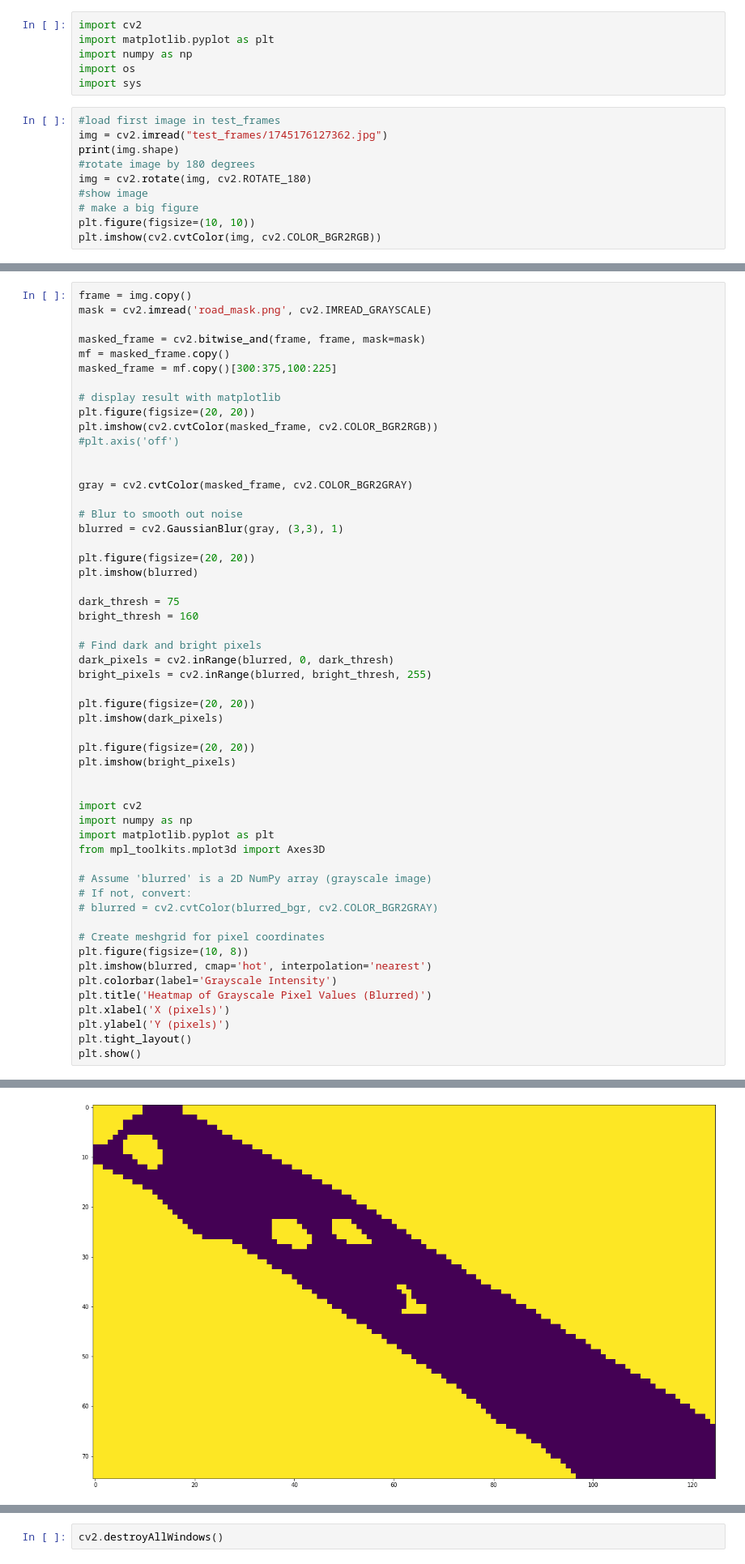
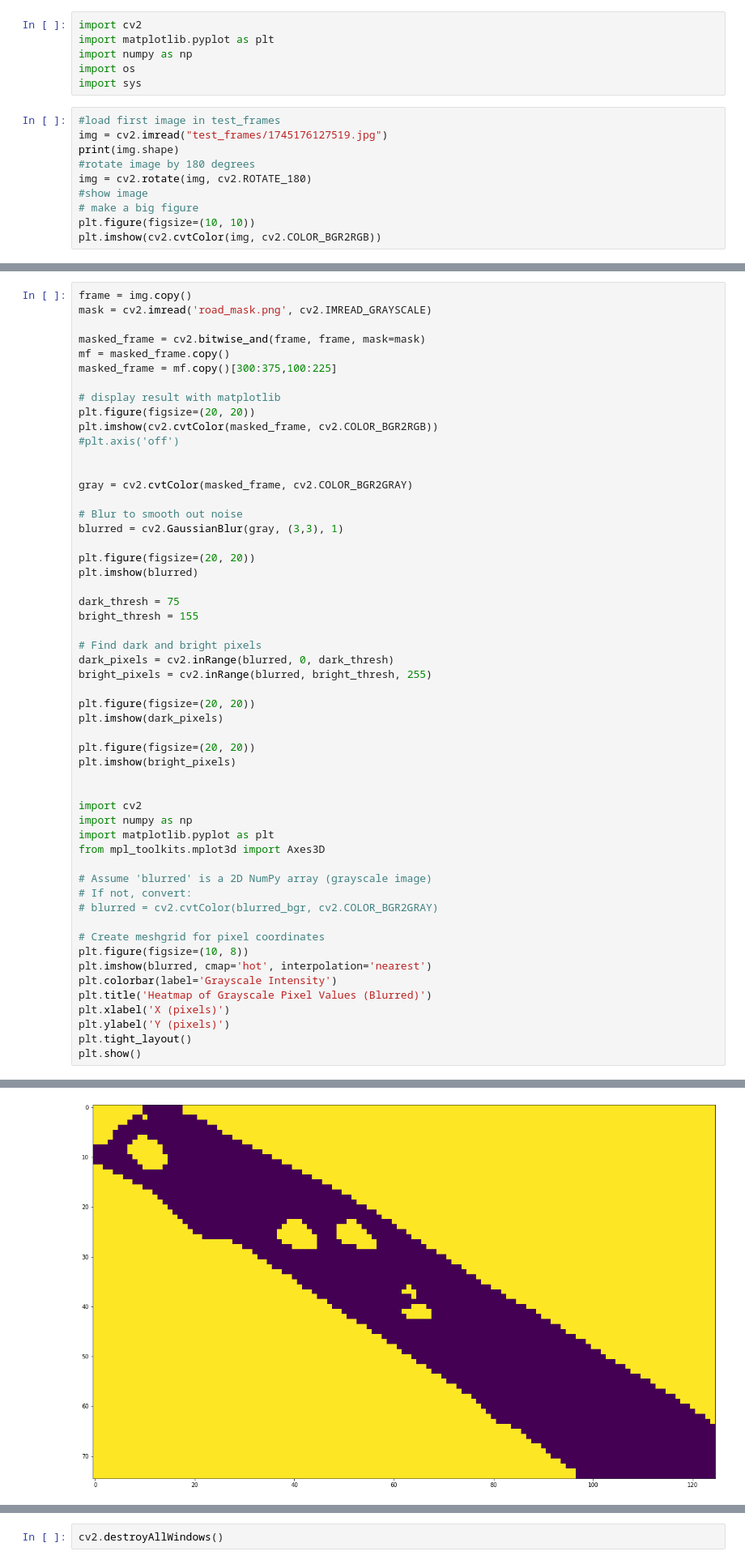
Before and after one commit to robertej19/EyeCandy, a Jupyter notebook: cvtesting-2.ipynb, the cells around one changed output, grey strips where cells are left out. Shown at 81% size. Saved outputs shown, nothing was run; the diff lists cells and outputs as text.

```diff
--- a/cvtesting-2.ipynb
+++ b/cvtesting-2.ipynb
@@ -6,7 +6,7 @@ import os
 import sys
 # %%
 #load first image in test_frames
-img = cv2.imread("test_frames/1745176127362.jpg")
+img = cv2.imread("test_frames/1745176127519.jpg")
 print(img.shape)
 #rotate image by 180 degrees
 img = cv2.rotate(img, cv2.ROTATE_180)
@@ -41,7 +41,7 @@ plt.figure(figsize=(20, 20))
 plt.imshow(blurred)
 
 dark_thresh = 75
-bright_thresh = 160
+bright_thresh = 155
 
 # Find dark and bright pixels
 dark_pixels = cv2.inRange(blurred, 0, dark_thresh)
@@ -78 +78 @@ plt.show()
-[figure, old version]
+[figure, new version]
```
Also changed, not shown: parts of 3 cells of this notebook.
